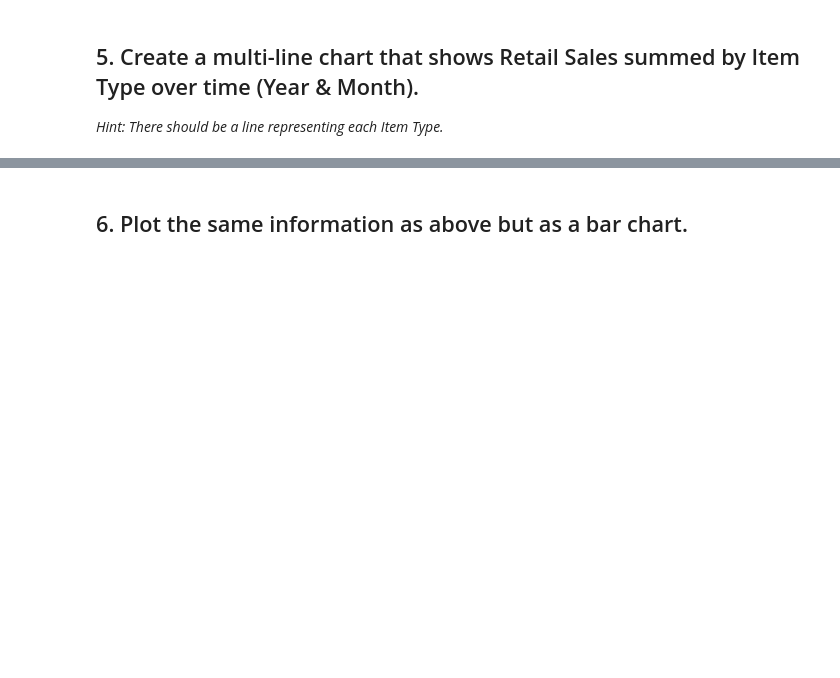
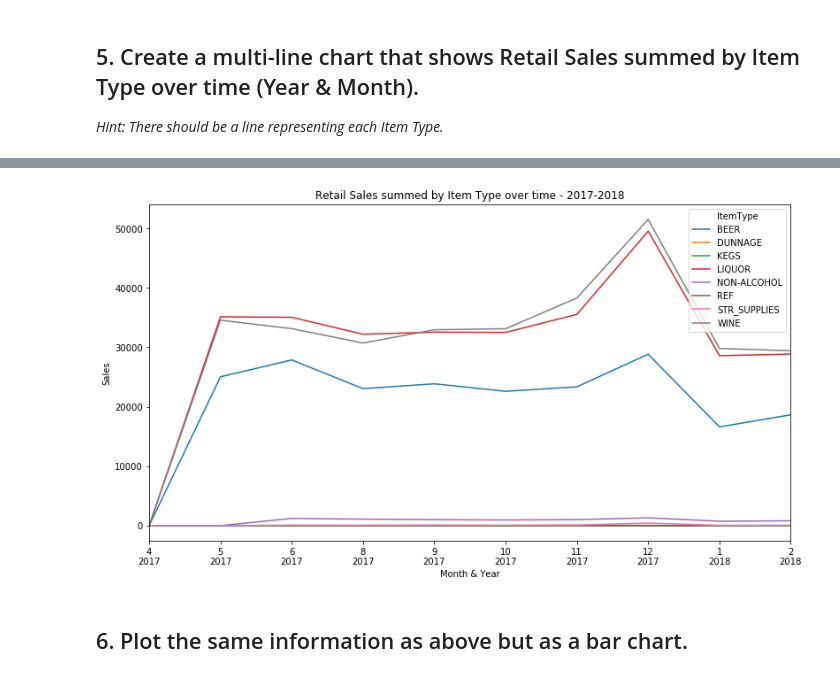
Before and after one commit to Binardino/IronHack-Data-Analysis-Module-2-Statistics-Probability-Data_Visualization, a Jupyter notebook: Datavisualization - Multiple data series plotting/your-code/Plotting-Multiple-Data-Series - Challenge.ipynb, the cells around one changed output, grey strips where cells are left out. Cells and saved outputs as stored; diff of their text form; code cells hidden in the pictures; blank space fills up the shorter version.

```diff
--- a/Datavisualization - Multiple data series plotting/your-code/Plotting-Multiple-Data-Series - Challenge.ipynb
+++ b/Datavisualization - Multiple data series plotting/your-code/Plotting-Multiple-Data-Series - Challenge.ipynb
@@ -135,0 +131,10 @@ plt.show()
+# %%
+# Pivoting table on Item columns & Time index
+item_retail_sales = pd.pivot_table(data=data,
+                      values='RetailSales',
+                      index=['Year', 'Month'],
+                      columns='ItemType',
+                      aggfunc=sum,
+                      fill_value=0)
+
+item_retail_sales
@@ -135,0 +154,5 @@ plt.show()
+# %%
+# recreating the xticks - just for the sake of practicing list comprehension
+xticks = [f"{index[1]}\n{index[0]}" for index in data.groupby(['Year', 'Month']).groups.keys()]
+
+xticks
@@ -136,2 +170,12 @@ plt.show()
+# %%
+item_retail_sales.plot(kind='line', figsize=(13,7))
+
+plt.xticks(ticks=range(len(xticks)), labels=xticks)
+plt.title('Retail Sales summed by Item Type over time - 2017-2018', fontweight=500)
+plt.ylabel('Sales')
+plt.xlabel('Month & Year')
+plt.show()
+# %% [output]
+[figure, added]
 # %% [markdown]
 ## 6. Plot the same information as above but as a bar chart.
```
Also changed, not shown: parts of 12 cells of this notebook.
